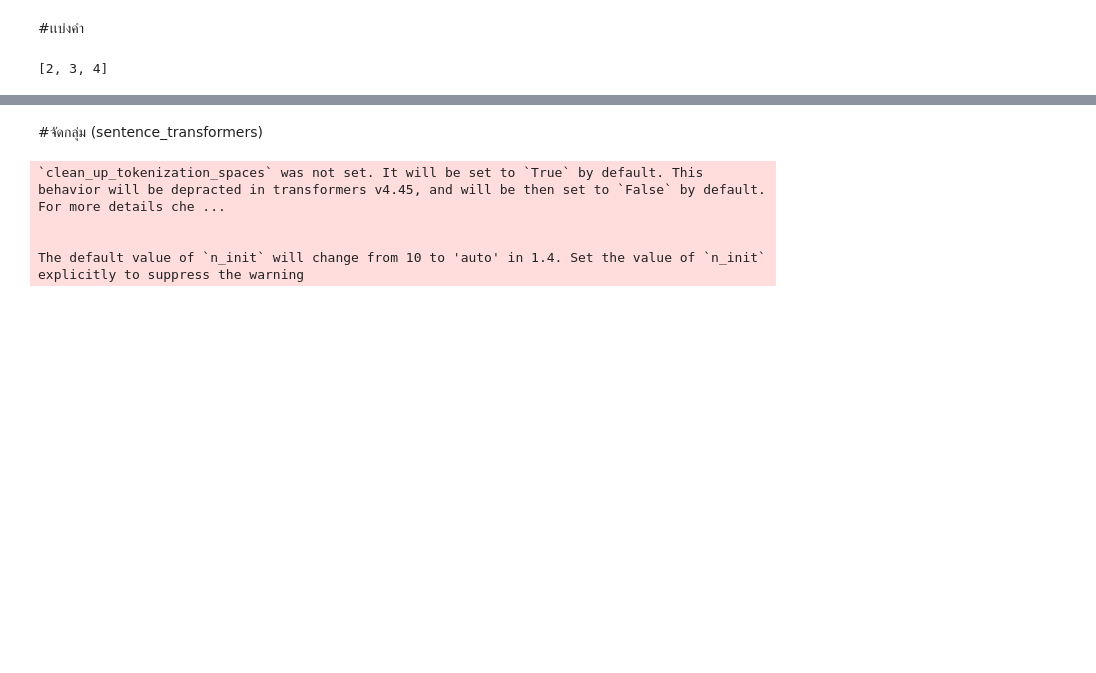
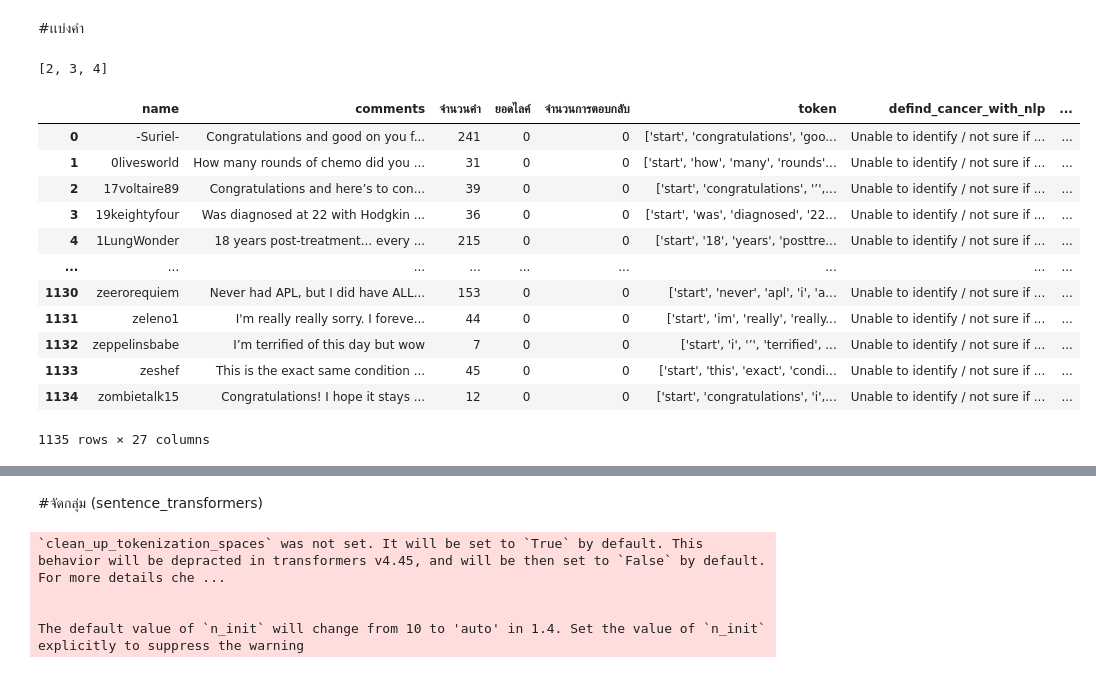
Before and after one commit to MOOwuttichai/BSC_DPDM2023, a Jupyter notebook: วิเคราะห์ข้อมูล.ipynb, the cells around one changed output, grey strips where cells are left out. Drawn from its saved outputs; the diff is of its cells as text; code cells hidden in the pictures; blank space fills up the shorter version.

```diff
--- a/วิเคราะห์ข้อมูล.ipynb
+++ b/วิเคราะห์ข้อมูล.ipynb
@@ -372,3 +372,21 @@ while 1 in x:
 print(x)
 # %% [output]
 [2, 3, 4]
+# %%
+comment=pd.read_csv('/content/drive/MyDrive/เชี่ยงใหม่ (1)/REDDIT_pre.csv',encoding='utf-8')
+# %%
+comment
+# %% [output]
+|  | name | comments | จำนวนคำ | ยอดไลค์ | จำนวนการตอบกลับ | token | defind_cancer_with_nlp | ... |
+| 0 | -Suriel- | Congratulations and good on you f... | 241 | 0 | 0 | ['start', 'congratulations', 'goo... | Unable to identify / not sure if ... | ... |
+| 1 | 0livesworld | How many rounds of chemo did you ... | 31 | 0 | 0 | ['start', 'how', 'many', 'rounds'... | Unable to identify / not sure if ... | ... |
+| 2 | 17voltaire89 | Congratulations and here’s to con... | 39 | 0 | 0 | ['start', 'congratulations', '’',... | Unable to identify / not sure if ... | ... |
+| 3 | 19keightyfour | Was diagnosed at 22 with Hodgkin ... | 36 | 0 | 0 | ['start', 'was', 'diagnosed', '22... | Unable to identify / not sure if ... | ... |
+| 4 | 1LungWonder | 18 years post-treatment... every ... | 215 | 0 | 0 | ['start', '18', 'years', 'posttre... | Unable to identify / not sure if ... | ... |
+| ... | ... | ... | ... | ... | ... | ... | ... | ... |
+| 1130 | zeerorequiem | Never had APL, but I did have ALL... | 153 | 0 | 0 | ['start', 'never', 'apl', 'i', 'a... | Unable to identify / not sure if ... | ... |
+| 1131 | zeleno1 | I'm really really sorry. I foreve... | 44 | 0 | 0 | ['start', 'im', 'really', 'really... | Unable to identify / not sure if ... | ... |
+| 1132 | zeppelinsbabe | I’m terrified of this day but wow | 7 | 0 | 0 | ['start', 'i', '’', 'terrified', ... | Unable to identify / not sure if ... | ... |
+| 1133 | zeshef | This is the exact same condition ... | 45 | 0 | 0 | ['start', 'this', 'exact', 'condi... | Unable to identify / not sure if ... | ... |
+| 1134 | zombietalk15 | Congratulations! I hope it stays ... | 12 | 0 | 0 | ['start', 'congratulations', 'i',... | Unable to identify / not sure if ... | ... |
+1135 rows × 27 columns
```
Also changed, not shown: parts of 20 cells of this notebook.
